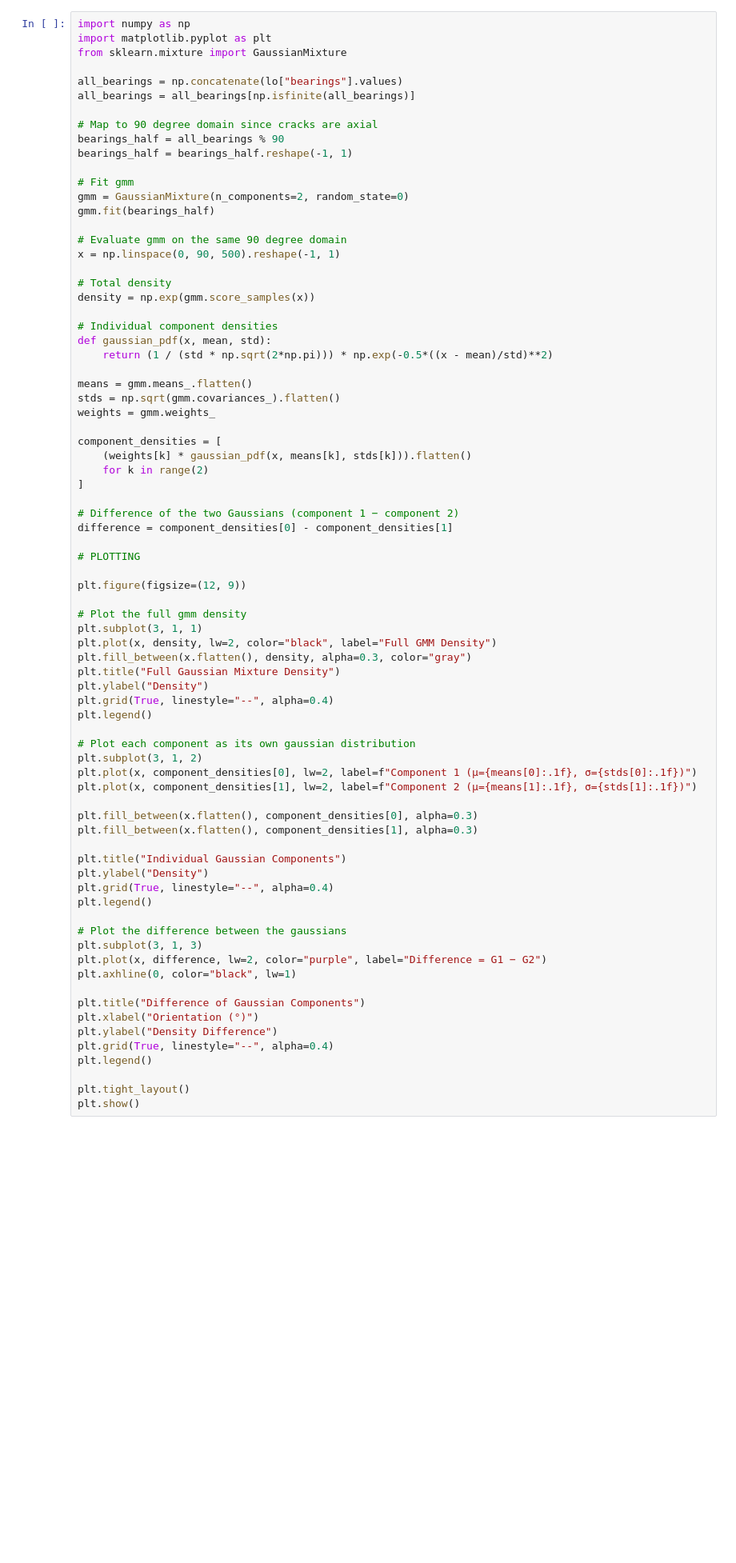
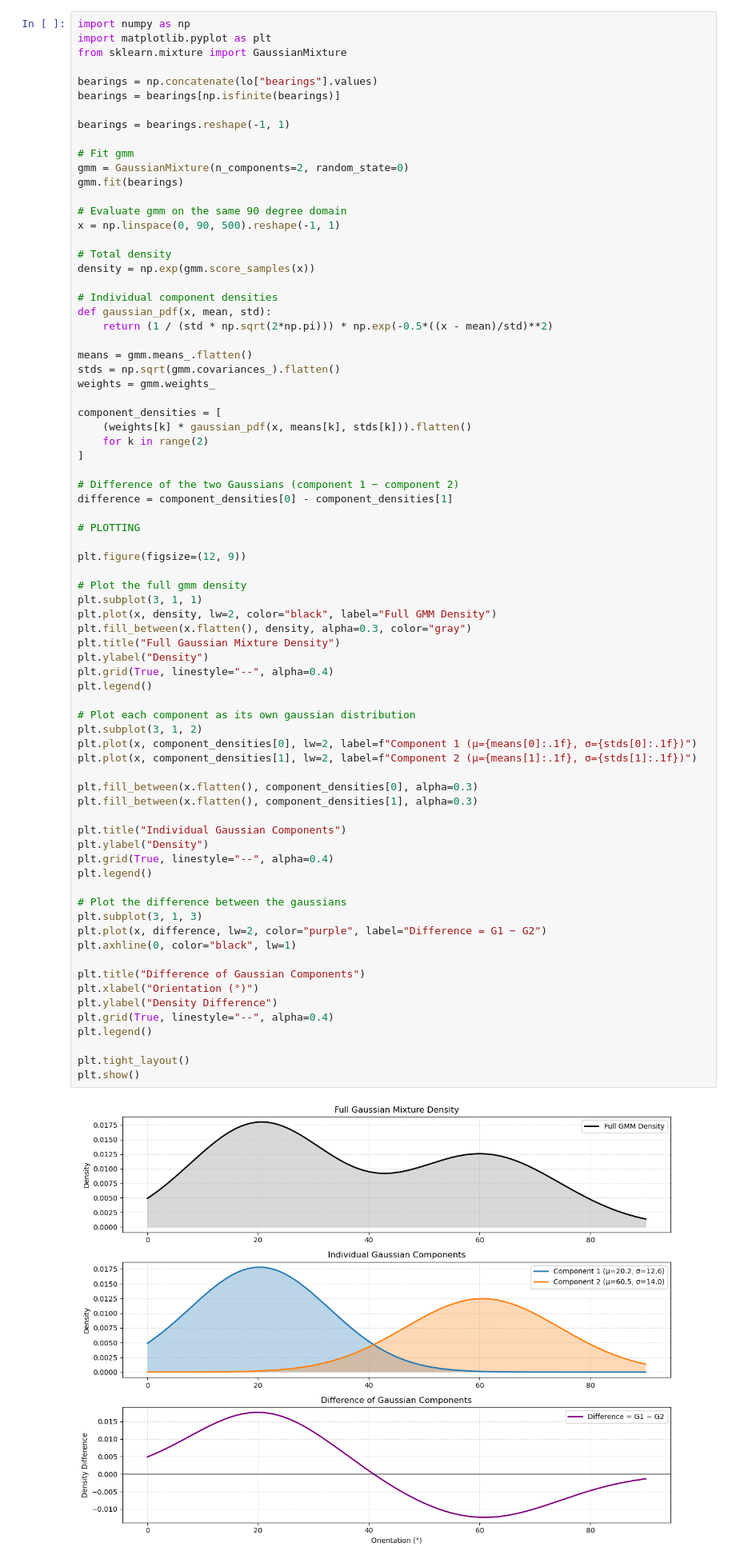
Before and after one commit to kovaleskima/KobukData, a Jupyter notebook: no_winds_gaussian.ipynb, the cells around one changed output. Shown at 80% size. Drawn from its saved outputs; the diff is of its cells as text; blank space fills up the shorter version.

```diff
--- a/no_winds_gaussian.ipynb
+++ b/no_winds_gaussian.ipynb
@@ -169,16 +159,14 @@ import numpy as np
 import matplotlib.pyplot as plt
 from sklearn.mixture import GaussianMixture
 
-all_bearings = np.concatenate(lo["bearings"].values)
-all_bearings = all_bearings[np.isfinite(all_bearings)]
+bearings = np.concatenate(lo["bearings"].values)
+bearings = bearings[np.isfinite(bearings)]
 
-# Map to 90 degree domain since cracks are axial
-bearings_half = all_bearings % 90
-bearings_half = bearings_half.reshape(-1, 1)
+bearings = bearings.reshape(-1, 1)
 
 # Fit gmm
 gmm = GaussianMixture(n_components=2, random_state=0)
-gmm.fit(bearings_half)
+gmm.fit(bearings)
 
 # Evaluate gmm on the same 90 degree domain
 x = np.linspace(0, 90, 500).reshape(-1, 1)
@@ -214,30 +202,32 @@ plt.title("Full Gaussian Mixture Density")
 plt.ylabel("Density")
 plt.grid(True, linestyle="--", alpha=0.4)
 plt.legend()
 
 # Plot each component as its own gaussian distribution
 plt.subplot(3, 1, 2)
 plt.plot(x, component_densities[0], lw=2, label=f"Component 1 (μ={means[0]:.1f}, σ={stds[0]:.1f})")
 plt.plot(x, component_densities[1], lw=2, label=f"Component 2 (μ={means[1]:.1f}, σ={stds[1]:.1f})")
 
 plt.fill_between(x.flatten(), component_densities[0], alpha=0.3)
 plt.fill_between(x.flatten(), component_densities[1], alpha=0.3)
 
 plt.title("Individual Gaussian Components")
 plt.ylabel("Density")
 plt.grid(True, linestyle="--", alpha=0.4)
 plt.legend()
 
 # Plot the difference between the gaussians
 plt.subplot(3, 1, 3)
 plt.plot(x, difference, lw=2, color="purple", label="Difference = G1 − G2")
 plt.axhline(0, color="black", lw=1)
 
 plt.title("Difference of Gaussian Components")
 plt.xlabel("Orientation (°)")
 plt.ylabel("Density Difference")
 plt.grid(True, linestyle="--", alpha=0.4)
 plt.legend()
 
 plt.tight_layout()
 plt.show()
+# %% [output]
+[figure, added]
```
Also changed, not shown: parts of 3 cells of this notebook.
